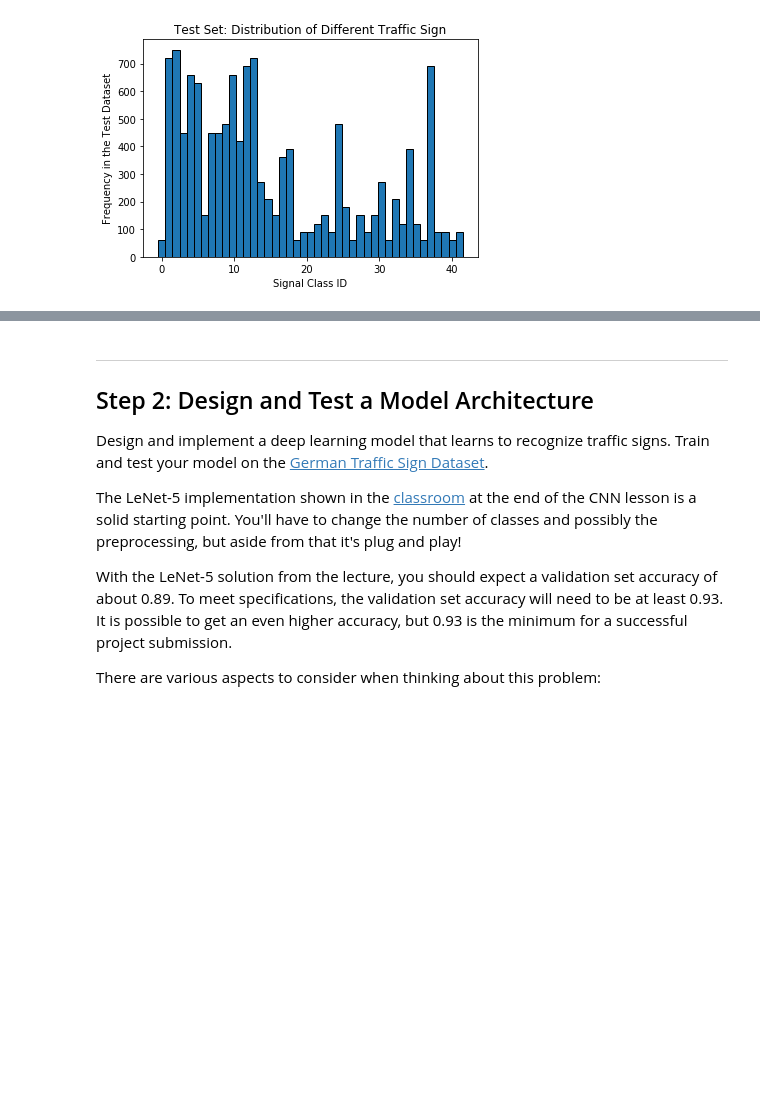
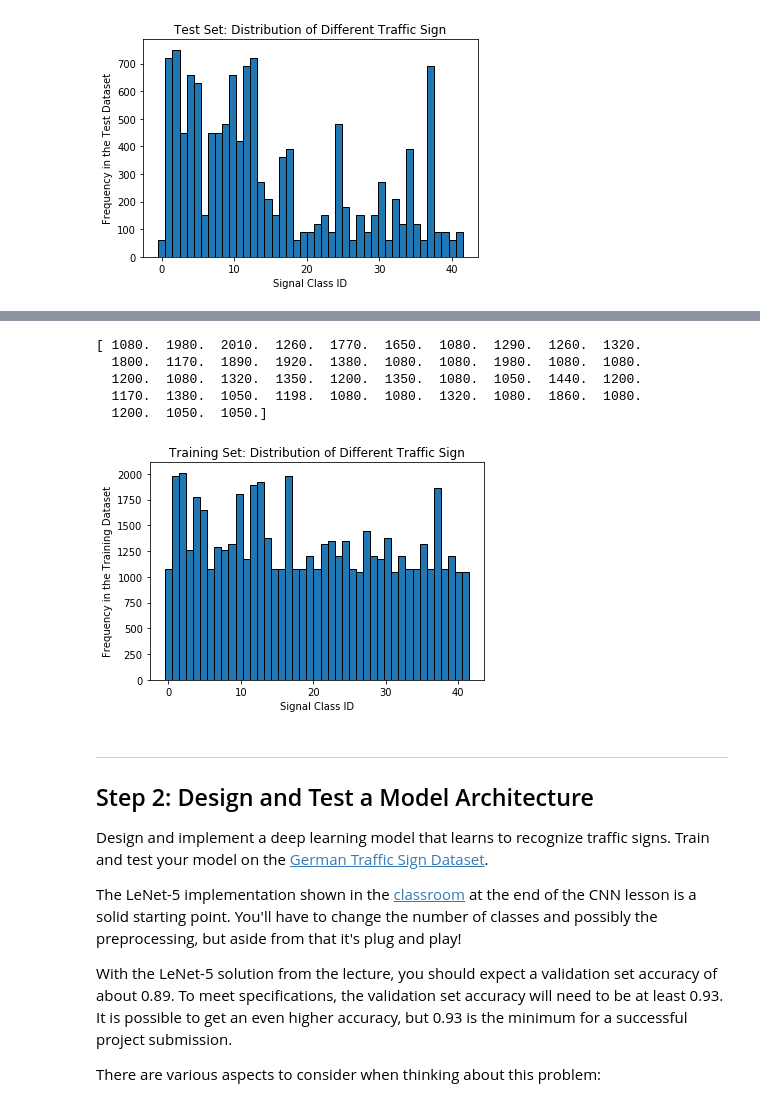
Before and after one commit to kushshukla24/P2_TrafficSignalClassifier, a Jupyter notebook: Traffic_Sign_Classifier.ipynb, the cells around one changed output, grey strips where cells are left out. Cells and saved outputs as stored; diff of their text form; code cells hidden in the pictures; blank space fills up the shorter version.

```diff
--- a/Traffic_Sign_Classifier.ipynb
+++ b/Traffic_Sign_Classifier.ipynb
@@ -170,3 +219,20 @@ len(y_train[y_train==42])
+# %%
+X_train = np.concatenate((X_train, X_augment_train), axis=0)
+y_train = np.concatenate((y_train, y_augment_train), axis=0)
+# %%
+training_frequency = plt.hist(y_train, bins=43, align='left', edgecolor='black')
+plt.title("Training Set: Distribution of Different Traffic Sign")
+plt.xlabel("Signal Class ID")
+plt.ylabel("Frequency in the Training Dataset")
+
+print(training_frequency[0])
+# %% [output]
+[ 1080.  1980.  2010.  1260.  1770.  1650.  1080.  1290.  1260.  1320.
+  1800.  1170.  1890.  1920.  1380.  1080.  1080.  1980.  1080.  1080.
+  1200.  1080.  1320.  1350.  1200.  1350.  1080.  1050.  1440.  1200.
+  1170.  1380.  1050.  1198.  1080.  1080.  1320.  1080.  1860.  1080.
+  1200.  1050.  1050.]
+[figure, added]
 # %% [markdown]
 ----
 
```
Also changed, not shown: parts of 25 cells of this notebook, 17 other files.
